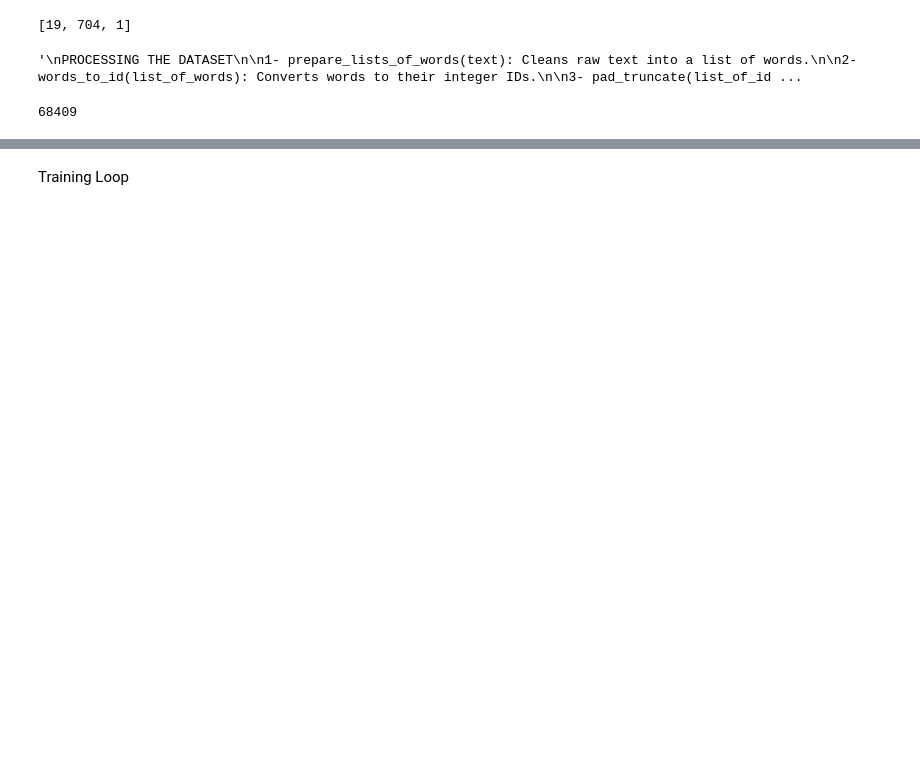
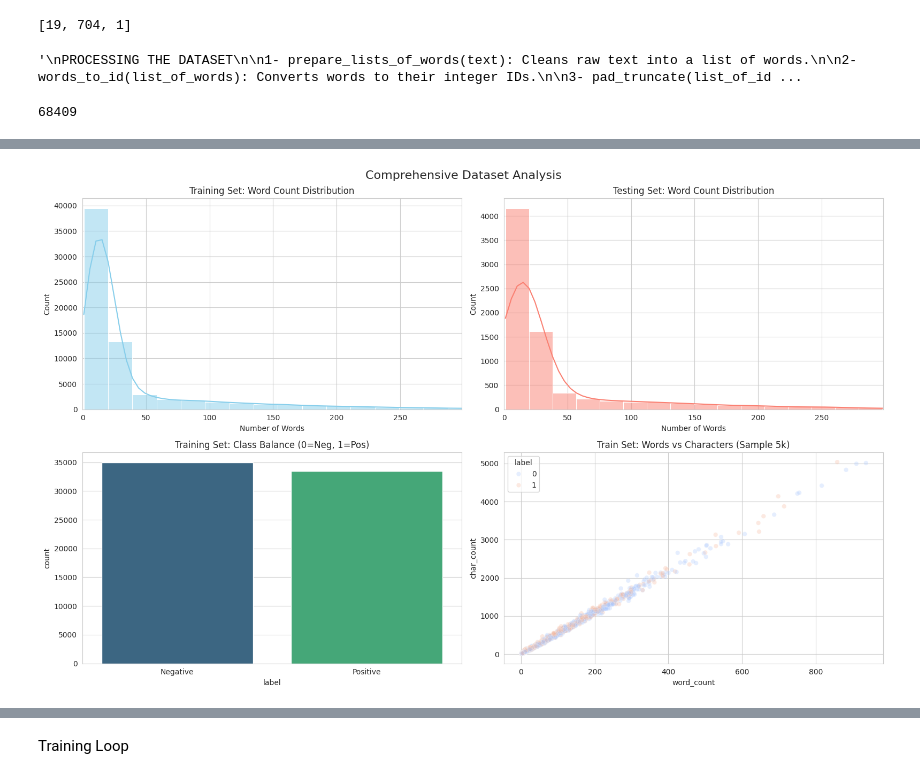
Before and after one commit to Ephab/TextCNN, a Jupyter notebook: TextCNN.ipynb, the cells around one changed output, grey strips where cells are left out. Cells and saved outputs as stored; diff of their text form; code cells hidden in the pictures; blank space fills up the shorter version.

```diff
--- a/TextCNN.ipynb
+++ b/TextCNN.ipynb
@@ -82,14 +99,0 @@ test_df = pd.DataFrame({
-# %%
-fig, axes = plt.subplots(1, 2, figsize=(7, 7))
-
-train_counts = train_df["label"].value_counts()
-test_counts = test_df["label"].value_counts()
-
-axes[0].pie(x=train_counts.values, labels=train_counts.index)
-axes[0].set_title("Train label distribution")
-
-axes[1].pie(x=test_counts.values, labels=test_counts.index)
-axes[1].set_title("Test label distribution")
-
-plt.tight_layout()
-plt.show()
@@ -295,0 +257,83 @@ test_loader = DataLoader(torch_test_dataset, batch_size=64, shuffle=False, num_w
+# %%
+print("\n" + "="*40)
+print(" EXPLORATORY DATA ANALYSIS (EDA) ")
+print("="*40 + "\n")
+
+def perform_eda(train_texts, train_labels, test_texts, test_labels):
+
+    df_train = pd.DataFrame({'text': train_texts, 'label': train_labels})
+    df_test = pd.DataFrame({'text': test_texts, 'label': test_labels})
+
+
+    df_train['word_count'] = df_train['text'].apply(lambda x: len(str(x).split()))
+    df_test['word_count'] = df_test['text'].apply(lambda x: len(str(x).split()))
+
+
+    df_train['char_count'] = df_train['text'].apply(lambda x: len(str(x)))
+
+
+    stats = {
+        "Total Training Samples": len(df_train),
+        "Total Testing Samples": len(df_test),
+        "Train - Shortest Text (words)": df_train['word_count'].min(),
+        "Train - Longest Text (words)": df_train['word_count'].max(),
+        "Train - Average Length (words)": round(df_train['word_count'].mean(), 2),
+        "Train - Median Length (words)": df_train['word_count'].median(),
+        "Train - Positive Labels (1)": len(df_train[df_train['label'] == 1]),
+        "Train - Negative Labels (0)": len(df_train[df_train['label'] == 0]),
+    }
+
+
+    print("--- DATASET STATISTICS ---")
+    for key, value in stats.items():
+        print(f"{key:<35}: {value}")
+
+
+    print("\n--- EXAMPLES OF EXTREMES ---")
+    shortest_idx = df_train['word_count'].idxmin()
+    longest_idx = df_train['word_count'].idxmax()
+
+    print(f"[Shortest Text ({df_train.loc[shortest_idx, 'word_count']} words)]: \"{df_train.loc[shortest_idx, 'text']}\"")
+
+    long_text = df_train.loc[longest_idx, 'text']
+
+    display_long = long_text[:200] + "..." if len(long_text) > 200 else long_text
+    print(f"[Longest Text ({df_train.loc[longest_idx, 'word_count']} words)]: \"{display_long}\"")
+
+
+    sns.set_style("whitegrid")
+    fig, axes = plt.subplots(2, 2, figsize=(16, 10))
+    fig.suptitle('Comprehensive Dataset Analysis', fontsize=16)
+
+
+    sns.histplot(df_train['word_count'], bins=50, kde=True, ax=axes[0, 0], color='skyblue')
+    axes[0, 0].set_title('Training Set: Word Count Distribution')
+    axes[0, 0].set_xlabel('Number of Words')
+
+    upper_lim = df_train['word_count'].quantile(0.95)
+    axes[0, 0].set_xlim(0, upper_lim * 1.5)
+
+
+    sns.histplot(df_test['word_count'], bins=50, kde=True, ax=axes[0, 1], color='salmon')
+    axes[0, 1].set_title('Testing Set: Word Count Distribution')
+    axes[0, 1].set_xlabel('Number of Words')
+    axes[0, 1].set_xlim(0, upper_lim * 1.5)
+
+
+    sns.countplot(x='label', data=df_train, ax=axes[1, 0], palette='viridis', hue='label', legend=False)
+    axes[1, 0].set_title('Training Set: Class Balance (0=Neg, 1=Pos)')
+    axes[1, 0].set_xticks([0, 1])
+    axes[1, 0].set_xticklabels(['Negative', 'Positive'])
+
+
+    sample_df = df_train.sample(n=min(5000, len(df_train)), random_state=42)
+    sns.scatterplot(x='word_count', y='char_count', data=sample_df, ax=axes[1, 1], alpha=0.3, hue='label', palette='coolwarm')
+    axes[1, 1].set_title('Train Set: Words vs Characters (Sample 5k)')
+
+    plt.tight_layout()
+
+    plt.show()
+
+
+perform_eda(train_texts, train_labels, test_texts, test_labels)
+# %% [output]
@@ -295,0 +357 @@ test_loader = DataLoader(torch_test_dataset, batch_size=64, shuffle=False, num_w
+[figure, added]
```
Also changed, not shown: parts of 17 cells of this notebook.
